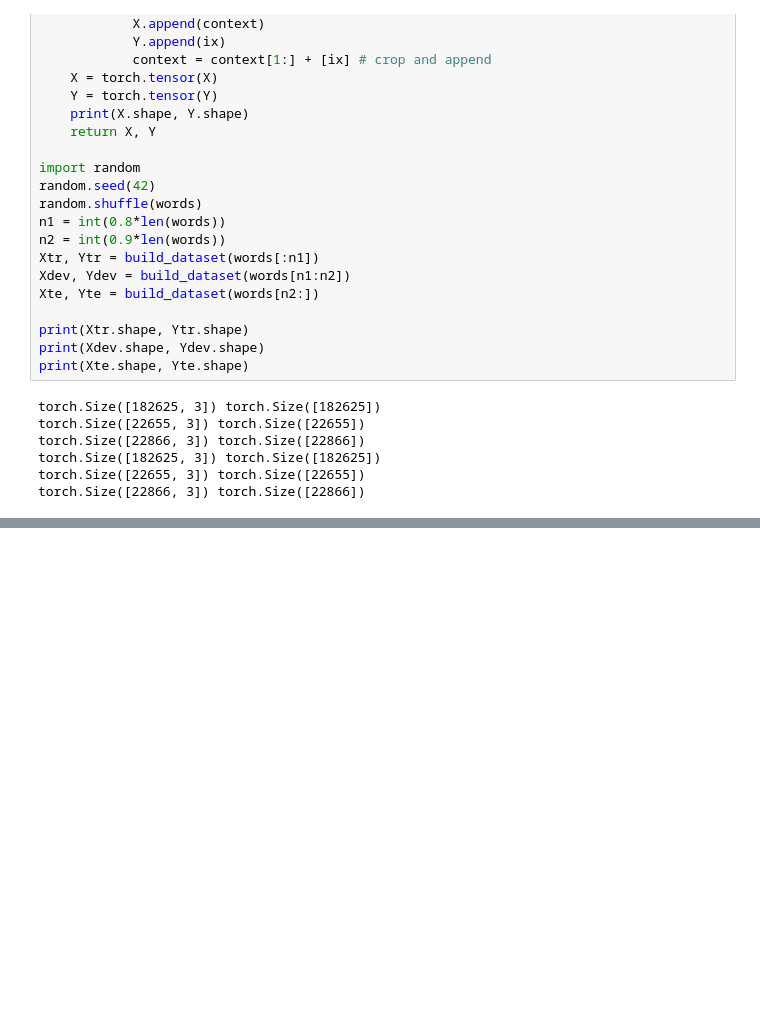
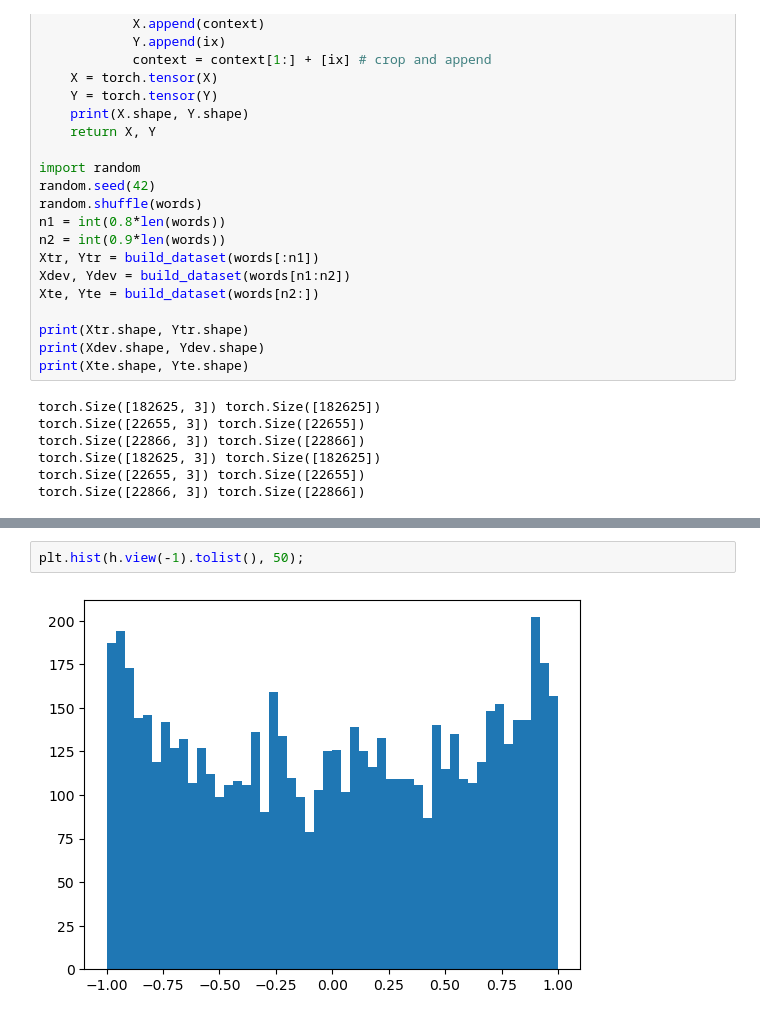
Before and after one commit to MaolinSun32/nn-zero-to-hero-sml, a Jupyter notebook: notebooks/4-th.ipynb, the cells around one changed output, grey strips where cells are left out. Cells and saved outputs as stored; diff of their text form; blank space fills up the shorter version.

```diff
--- a/notebooks/4-th.ipynb
+++ b/notebooks/4-th.ipynb
@@ -133,0 +149,4 @@ for i in range(max_steps):
+# %%
+plt.hist(h.view(-1).tolist(), 50);
+# %% [output]
+[figure, added]
```
Also changed, not shown: parts of 11 cells of this notebook.
